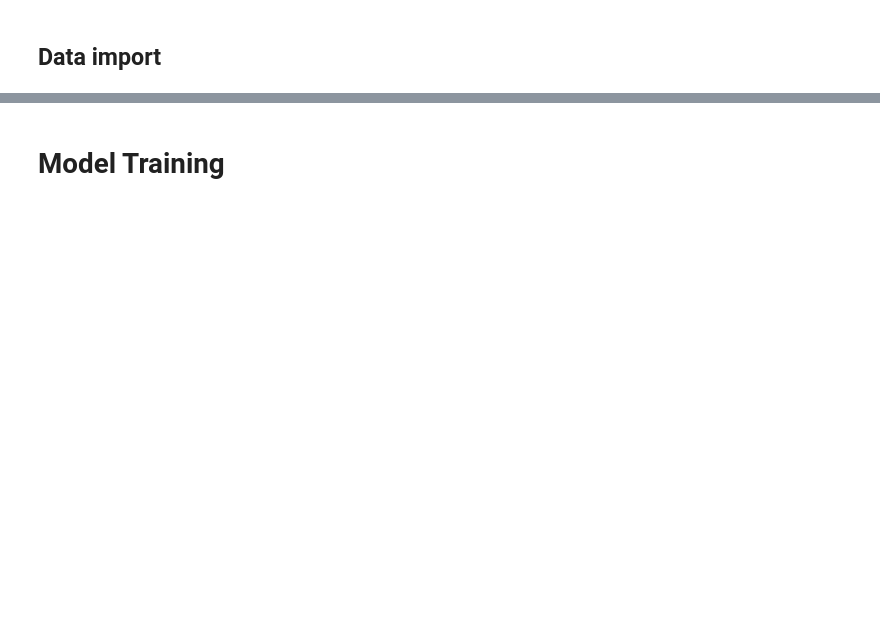
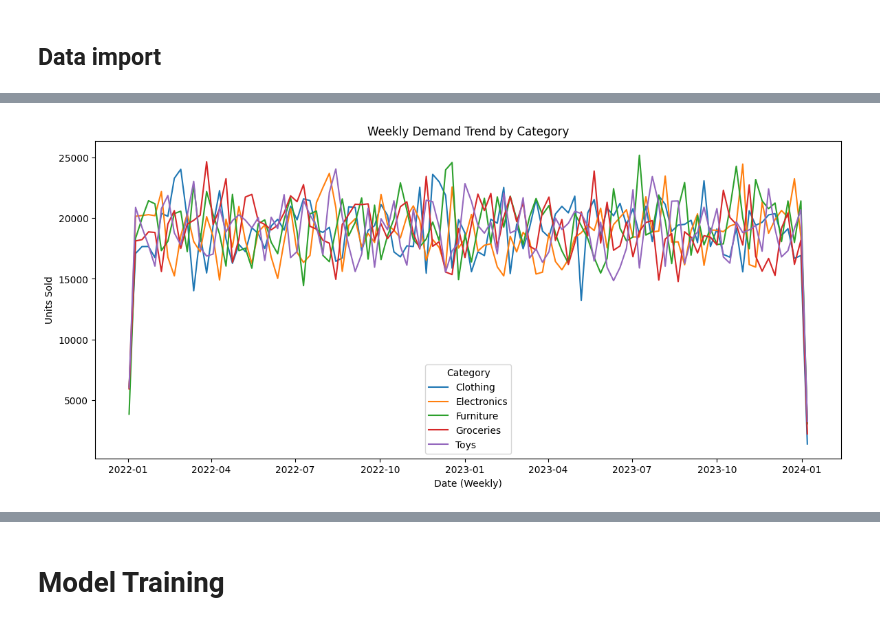
Before and after one commit to B-saini/AI_Project_market_trend_analysis, a Jupyter notebook: Market_Trend.ipynb, the cells around one changed output, grey strips where cells are left out. Saved outputs shown, nothing was run; the diff lists cells and outputs as text; code cells hidden in the pictures; blank space fills up the shorter version.

```diff
--- a/Market_Trend.ipynb
+++ b/Market_Trend.ipynb
@@ -49,0 +199,15 @@ unzip:  cannot find or open market-sales-forecasting-dataset.zip, market-sales-f
+# %%
+
+
+# Weekly demand by category
+weekly_cat = df.set_index('Date').groupby('Category').resample('W')['Units Sold'].sum().reset_index()
+
+plt.figure(figsize=(14,6))
+sns.lineplot(data=weekly_cat, x="Date", y="Units Sold", hue="Category")
+plt.title("Weekly Demand Trend by Category")
+plt.xlabel("Date (Weekly)")
+plt.ylabel("Units Sold")
+plt.legend(title="Category")
+plt.show()
+# %% [output]
+[figure, added]
```
Also changed, not shown: parts of 42 cells of this notebook.
